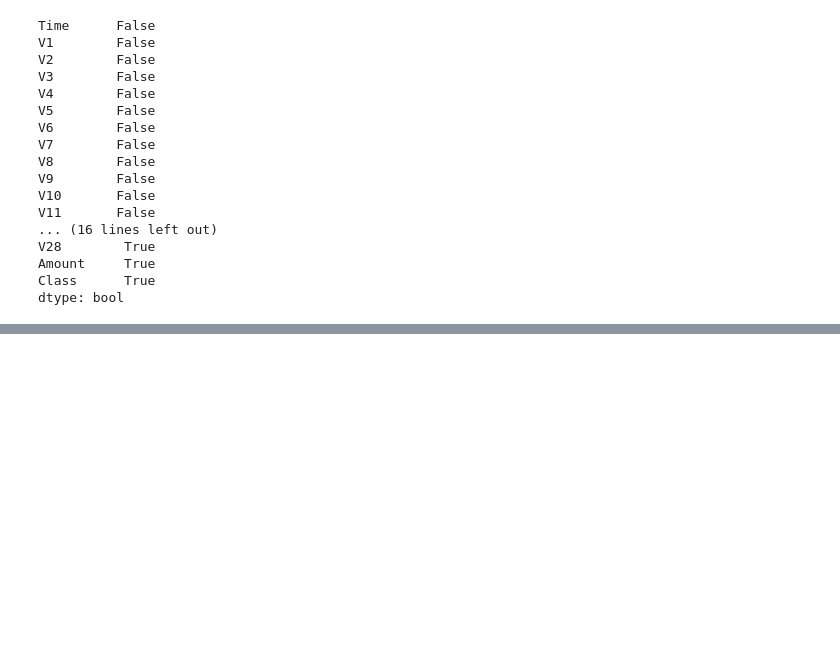
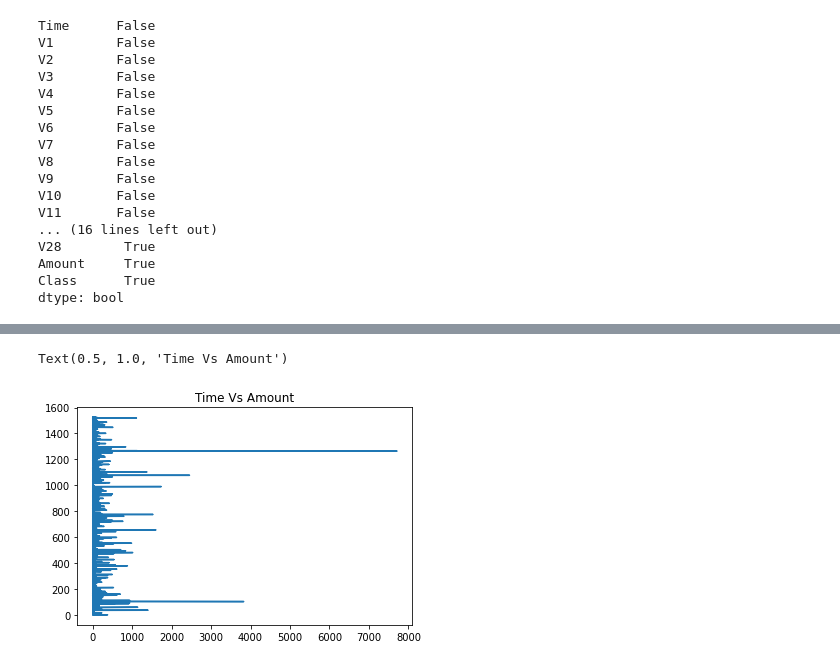
Before and after one commit to shreyapas/shreyapas, a Jupyter notebook: DSproject1.ipynb, the cells around one changed output, grey strips where cells are left out. Cells and saved outputs as stored; diff of their text form; code cells hidden in the pictures; blank space fills up the shorter version.

```diff
--- a/DSproject1.ipynb
+++ b/DSproject1.ipynb
@@ -78,0 +194,8 @@ dtype: bool
+# %%
+x=data_df['Amount']
+y=data_df['Time']
+plt.plot(x,y)
+plt.title("Time Vs Amount")
+# %% [output]
+Text(0.5, 1.0, 'Time Vs Amount')
+[figure, added]
```
Also changed, not shown: parts of 25 cells of this notebook.
